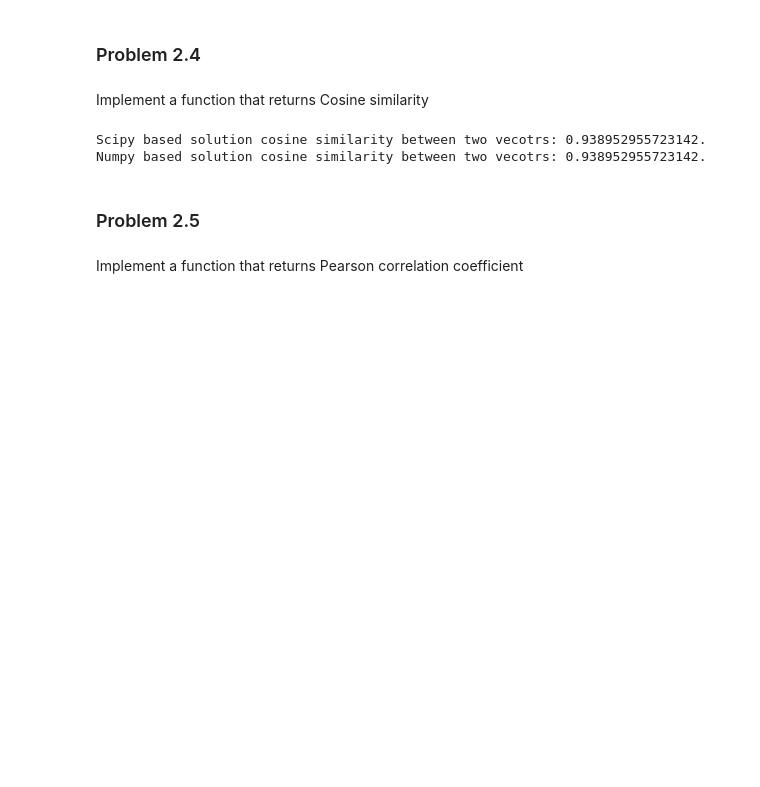
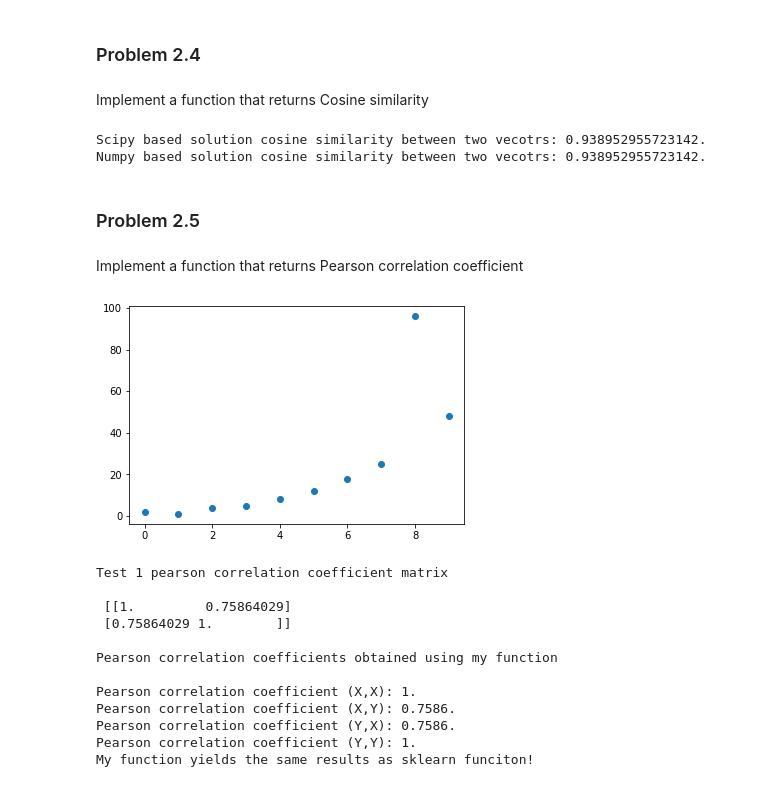
Before and after one commit to kmiec96/Modern-data-science, a Jupyter notebook: ML_2021_set2.ipynb, the cells around one changed output. Drawn from its saved outputs; the diff is of its cells as text; code cells hidden in the pictures; blank space fills up the shorter version.

Commit message:
One cell left to fill

```diff
--- a/ML_2021_set2.ipynb
+++ b/ML_2021_set2.ipynb
@@ -436,0 +434,58 @@ Implement a function that returns Pearson correlation coefficient
+# %%
+#Some necessary function, they have been already defined and used in other cells!####
+def Cov(X,Y):
+    XX=np.array(X)                     #array of numbers
+    YY=np.array(Y)                     #array of numbers
+    meanX=np.mean(XX)                  #array of means X
+    meanY=np.mean(YY)                  #array of means Y
+    dist=np.dot(XX-meanX,YY-meanY)    #sum of (x-mu)^2
+    cov=np.mean(dist)                  #variation = sqrt(sum of (x-mu(X/Y)^2))
+    return cov
+
+def Variation(X):
+    XX=np.array(X)                  #array of numbers
+    mean=np.mean(XX)                #array of means
+    dist=np.dot(XX-mean,XX-mean)    #sum of (x-mu)^2
+    var=np.sqrt(dist)               #variation = sqrt(sum of (x-mu^2))
+    return var
+#####################################################################################
+
+#test 1
+X = [0, 1, 2, 3, 4, 5, 6, 7, 8, 9]
+Y = [2, 1, 4, 5, 8, 12, 18, 25, 96, 48]
+
+plt.scatter(X,Y)
+plt.show()
+
+r = np.corrcoef(np.array(X), np.array(Y))
+
+print("Test 1 pearson correlation coefficient matrix\n\n",r)
+
+#Pearson's correlation coefficient = covariance(X, Y) / (stdv(X) * stdv(Y))
+
+def pearson(X,Y):
+    pearson=Cov(X,Y)/(Variation(X)*Variation(Y))
+    return pearson
+
+print("\nPearson correlation coefficients obtained using my function\n")
+
+print("Pearson correlation coefficient ({},{}): {:.4g}.".format("X","X",pearson(X,X)))
+print("Pearson correlation coefficient ({},{}): {:.4g}.".format("X","Y",pearson(X,Y)))
+print("Pearson correlation coefficient ({},{}): {:.4g}.".format("Y","X", pearson(Y,X)))
+print("Pearson correlation coefficient ({},{}): {:.4g}.".format("Y","Y",pearson(Y,Y)))
+
+print("My function yields the same results as sklearn funciton!")
+# %% [output]
+[figure, added]
+Test 1 pearson correlation coefficient matrix
+
+ [[1.         0.75864029]
+ [0.75864029 1.        ]]
+
+Pearson correlation coefficients obtained using my function
+
+Pearson correlation coefficient (X,X): 1.
+Pearson correlation coefficient (X,Y): 0.7586.
+Pearson correlation coefficient (Y,X): 0.7586.
+Pearson correlation coefficient (Y,Y): 1.
+My function yields the same results as sklearn funciton!
```
Also changed, not shown: parts of 1 cell of this notebook.
